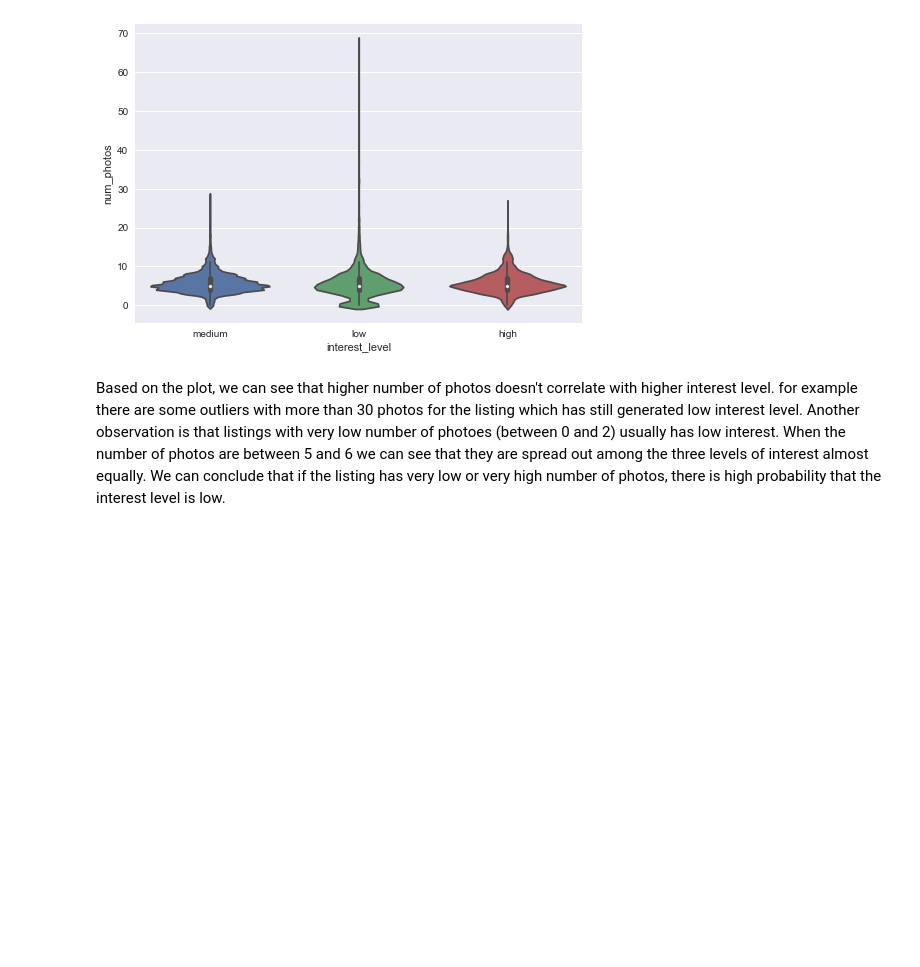
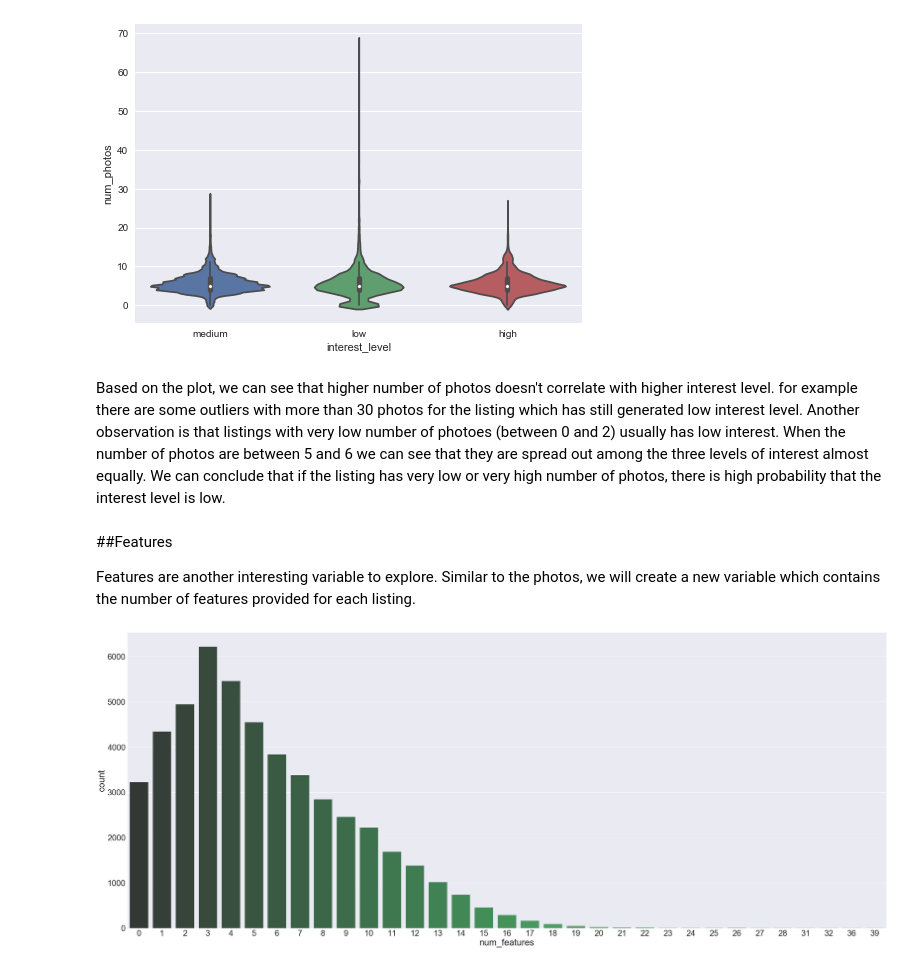
Before and after one commit to data-space/class-rent, a Jupyter notebook: Data exploration.ipynb, the cells around one changed output. Drawn from its saved outputs; the diff is of its cells as text; code cells hidden in the pictures; blank space fills up the shorter version.

```diff
--- a/Data exploration.ipynb
+++ b/Data exploration.ipynb
@@ -191,3 +193,15 @@ sns.plt.show()
 [figure]
 # %% [markdown]
 Based on the plot, we can see that higher number of photos doesn't correlate with higher interest level. for example there are some outliers with more than 30 photos for the listing which has still generated low interest level. Another observation is that listings with very low number of photoes (between 0 and 2) usually has low interest. When the number of photos are between 5 and 6 we can see that they are spread out among the three levels of interest almost equally. We can conclude that if the listing has very low or very high number of photos, there is high probability that the interest level is low.
+# %% [markdown]
+##Features
+
+Features are another interesting variable to explore. Similar to the photos, we will create a new variable which contains the number of features provided for each listing.
+# %%
+fig = plt.figure(figsize=(50,20))
+train_df["num_features"] = train_df.features.apply(len)
+sns.countplot(x="num_features", data=train_df, palette="Greens_d")
+sns.set(font_scale = 6)
+sns.plt.show()
+# %% [output]
+[figure, added]
```
Also changed, not shown: parts of 4 cells of this notebook.
